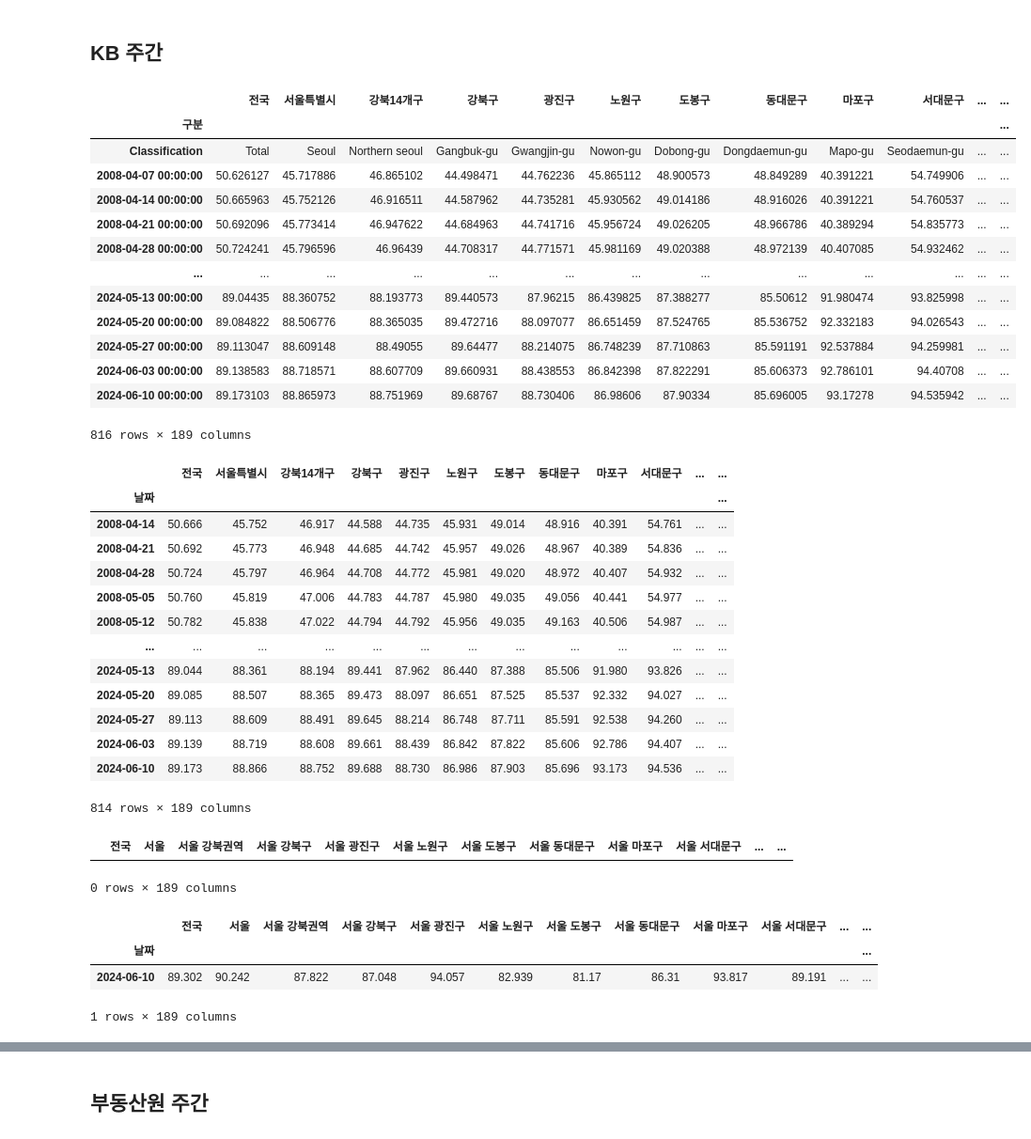
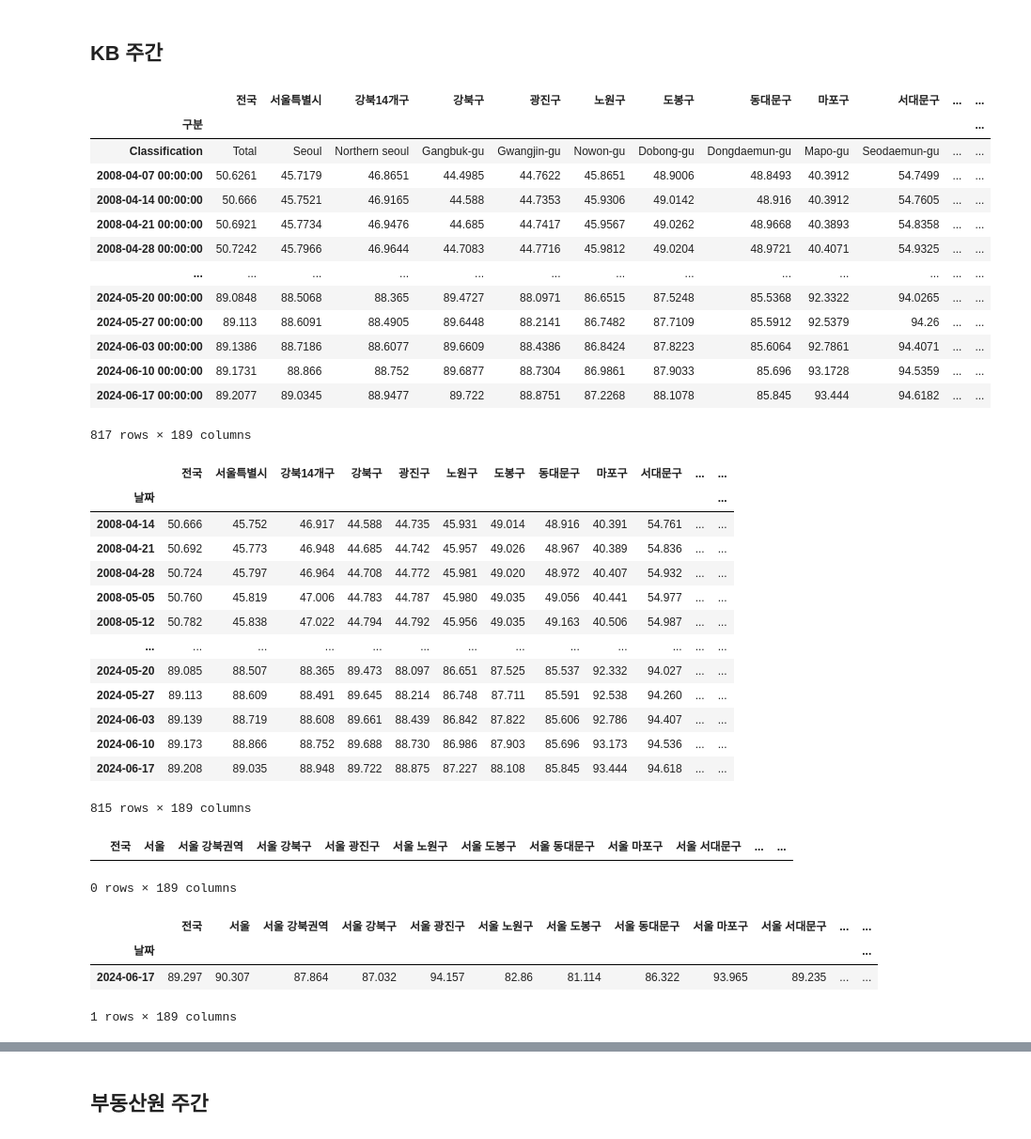
Before and after one commit to sizipusx/fundamental, a Jupyter notebook: jupyterlab/주간 부동산 업데이트.ipynb, the cells around one changed output, grey strips where cells are left out. Shown at 94% size. Cells and saved outputs as stored; diff of their text form; code cells hidden in the pictures.

```diff
--- a/jupyterlab/주간 부동산 업데이트.ipynb
+++ b/jupyterlab/주간 부동산 업데이트.ipynb
@@ -17,26 +17,26 @@ conn = sqlite3.connect('C://Users/user/fundamental/files/weekly_house.db')
 ## KB 주간
 # %%
 # 연결 1
-file_path = "C://Users/user/OneDriveData/개인/data/부동산 기본 파일/20240610_주간시계열.xlsx"
+file_path = "C://Users/sizip/OneDriveData/개인/data/부동산 기본 파일/20240617_주간시계열.xlsx"
 kbm_dict = pd.ExcelFile(file_path)
 mdf = kbm_dict.parse("3.매매지수", skiprows=1, index_col=0, parse_dates=True)
 jdf = kbm_dict.parse("4.전세지수", skiprows=1, index_col=0, parse_dates=True)
 jdf
 # %% [output]
 |  | 전국 | 서울특별시 | 강북14개구 | 강북구 | 광진구 | 노원구 | 도봉구 | 동대문구 | 마포구 | 서대문구 | ... | ... |
 | 구분 |  |  |  |  |  |  |  |  |  |  |  | ... |
 | Classification | Total | Seoul | Northern seoul | Gangbuk-gu | Gwangjin-gu | Nowon-gu | Dobong-gu | Dongdaemun-gu | Mapo-gu | Seodaemun-gu | ... | ... |
-| 2008-04-07 00:00:00 | 50.626127 | 45.717886 | 46.865102 | 44.498471 | 44.762236 | 45.865112 | 48.900573 | 48.849289 | 40.391221 | 54.749906 | ... | ... |
-| 2008-04-14 00:00:00 | 50.665963 | 45.752126 | 46.916511 | 44.587962 | 44.735281 | 45.930562 | 49.014186 | 48.916026 | 40.391221 | 54.760537 | ... | ... |
-| 2008-04-21 00:00:00 | 50.692096 | 45.773414 | 46.947622 | 44.684963 | 44.741716 | 45.956724 | 49.026205 | 48.966786 | 40.389294 | 54.835773 | ... | ... |
-| 2008-04-28 00:00:00 | 50.724241 | 45.796596 | 46.96439 | 44.708317 | 44.771571 | 45.981169 | 49.020388 | 48.972139 | 40.407085 | 54.932462 | ... | ... |
+| 2008-04-07 00:00:00 | 50.6261 | 45.7179 | 46.8651 | 44.4985 | 44.7622 | 45.8651 | 48.9006 | 48.8493 | 40.3912 | 54.7499 | ... | ... |
+| 2008-04-14 00:00:00 | 50.666 | 45.7521 | 46.9165 | 44.588 | 44.7353 | 45.9306 | 49.0142 | 48.916 | 40.3912 | 54.7605 | ... | ... |
+| 2008-04-21 00:00:00 | 50.6921 | 45.7734 | 46.9476 | 44.685 | 44.7417 | 45.9567 | 49.0262 | 48.9668 | 40.3893 | 54.8358 | ... | ... |
+| 2008-04-28 00:00:00 | 50.7242 | 45.7966 | 46.9644 | 44.7083 | 44.7716 | 45.9812 | 49.0204 | 48.9721 | 40.4071 | 54.9325 | ... | ... |
 | ... | ... | ... | ... | ... | ... | ... | ... | ... | ... | ... | ... | ... |
-| 2024-05-13 00:00:00 | 89.04435 | 88.360752 | 88.193773 | 89.440573 | 87.96215 | 86.439825 | 87.388277 | 85.50612 | 91.980474 | 93.825998 | ... | ... |
-| 2024-05-20 00:00:00 | 89.084822 | 88.506776 | 88.365035 | 89.472716 | 88.097077 | 86.651459 | 87.524765 | 85.536752 | 92.332183 | 94.026543 | ... | ... |
-| 2024-05-27 00:00:00 | 89.113047 | 88.609148 | 88.49055 | 89.64477 | 88.214075 | 86.748239 | 87.710863 | 85.591191 | 92.537884 | 94.259981 | ... | ... |
-| 2024-06-03 00:00:00 | 89.138583 | 88.718571 | 88.607709 | 89.660931 | 88.438553 | 86.842398 | 87.822291 | 85.606373 | 92.786101 | 94.40708 | ... | ... |
-| 2024-06-10 00:00:00 | 89.173103 | 88.865973 | 88.751969 | 89.68767 | 88.730406 | 86.98606 | 87.90334 | 85.696005 | 93.17278 | 94.535942 | ... | ... |
+| 2024-05-20 00:00:00 | 89.0848 | 88.5068 | 88.365 | 89.4727 | 88.0971 | 86.6515 | 87.5248 | 85.5368 | 92.3322 | 94.0265 | ... | ... |
+| 2024-05-27 00:00:00 | 89.113 | 88.6091 | 88.4905 | 89.6448 | 88.2141 | 86.7482 | 87.7109 | 85.5912 | 92.5379 | 94.26 | ... | ... |
+| 2024-06-03 00:00:00 | 89.1386 | 88.7186 | 88.6077 | 89.6609 | 88.4386 | 86.8424 | 87.8223 | 85.6064 | 92.7861 | 94.4071 | ... | ... |
+| 2024-06-10 00:00:00 | 89.1731 | 88.866 | 88.752 | 89.6877 | 88.7304 | 86.9861 | 87.9033 | 85.696 | 93.1728 | 94.5359 | ... | ... |
+| 2024-06-17 00:00:00 | 89.2077 | 89.0345 | 88.9477 | 89.722 | 88.8751 | 87.2268 | 88.1078 | 85.845 | 93.444 | 94.6182 | ... | ... |
-816 rows × 189 columns
+817 rows × 189 columns
 # %%
 mdf = mdf.iloc[2:mdf['전국'].count()]
 mdf.index.name="날짜"
@@ -56,12 +56,12 @@ jdf
 | 2008-05-05 | 50.760 | 45.819 | 47.006 | 44.783 | 44.787 | 45.980 | 49.035 | 49.056 | 40.441 | 54.977 | ... | ... |
 | 2008-05-12 | 50.782 | 45.838 | 47.022 | 44.794 | 44.792 | 45.956 | 49.035 | 49.163 | 40.506 | 54.987 | ... | ... |
 | ... | ... | ... | ... | ... | ... | ... | ... | ... | ... | ... | ... | ... |
-| 2024-05-13 | 89.044 | 88.361 | 88.194 | 89.441 | 87.962 | 86.440 | 87.388 | 85.506 | 91.980 | 93.826 | ... | ... |
 | 2024-05-20 | 89.085 | 88.507 | 88.365 | 89.473 | 88.097 | 86.651 | 87.525 | 85.537 | 92.332 | 94.027 | ... | ... |
 | 2024-05-27 | 89.113 | 88.609 | 88.491 | 89.645 | 88.214 | 86.748 | 87.711 | 85.591 | 92.538 | 94.260 | ... | ... |
 | 2024-06-03 | 89.139 | 88.719 | 88.608 | 89.661 | 88.439 | 86.842 | 87.822 | 85.606 | 92.786 | 94.407 | ... | ... |
 | 2024-06-10 | 89.173 | 88.866 | 88.752 | 89.688 | 88.730 | 86.986 | 87.903 | 85.696 | 93.173 | 94.536 | ... | ... |
+| 2024-06-17 | 89.208 | 89.035 | 88.948 | 89.722 | 88.875 | 87.227 | 88.108 | 85.845 | 93.444 | 94.618 | ... | ... |
-814 rows × 189 columns
+815 rows × 189 columns
 # %%
 header = header_excel.parse('KB')
 header
@@ -77,7 +77,7 @@ mlast_row
 # %% [output]
 |  | 전국 | 서울 | 서울 강북권역 | 서울 강북구 | 서울 광진구 | 서울 노원구 | 서울 도봉구 | 서울 동대문구 | 서울 마포구 | 서울 서대문구 | ... | ... |
 | 날짜 |  |  |  |  |  |  |  |  |  |  |  | ... |
-| 2024-06-10 | 89.302 | 90.242 | 87.822 | 87.048 | 94.057 | 82.939 | 81.17 | 86.31 | 93.817 | 89.191 | ... | ... |
+| 2024-06-17 | 89.297 | 90.307 | 87.864 | 87.032 | 94.157 | 82.86 | 81.114 | 86.322 | 93.965 | 89.235 | ... | ... |
 1 rows × 189 columns
 # %%
 mlast_row.to_sql("kbm", conn, if_exists="append")
```
Also changed, not shown: parts of 20 cells of this notebook, 2 other files.
